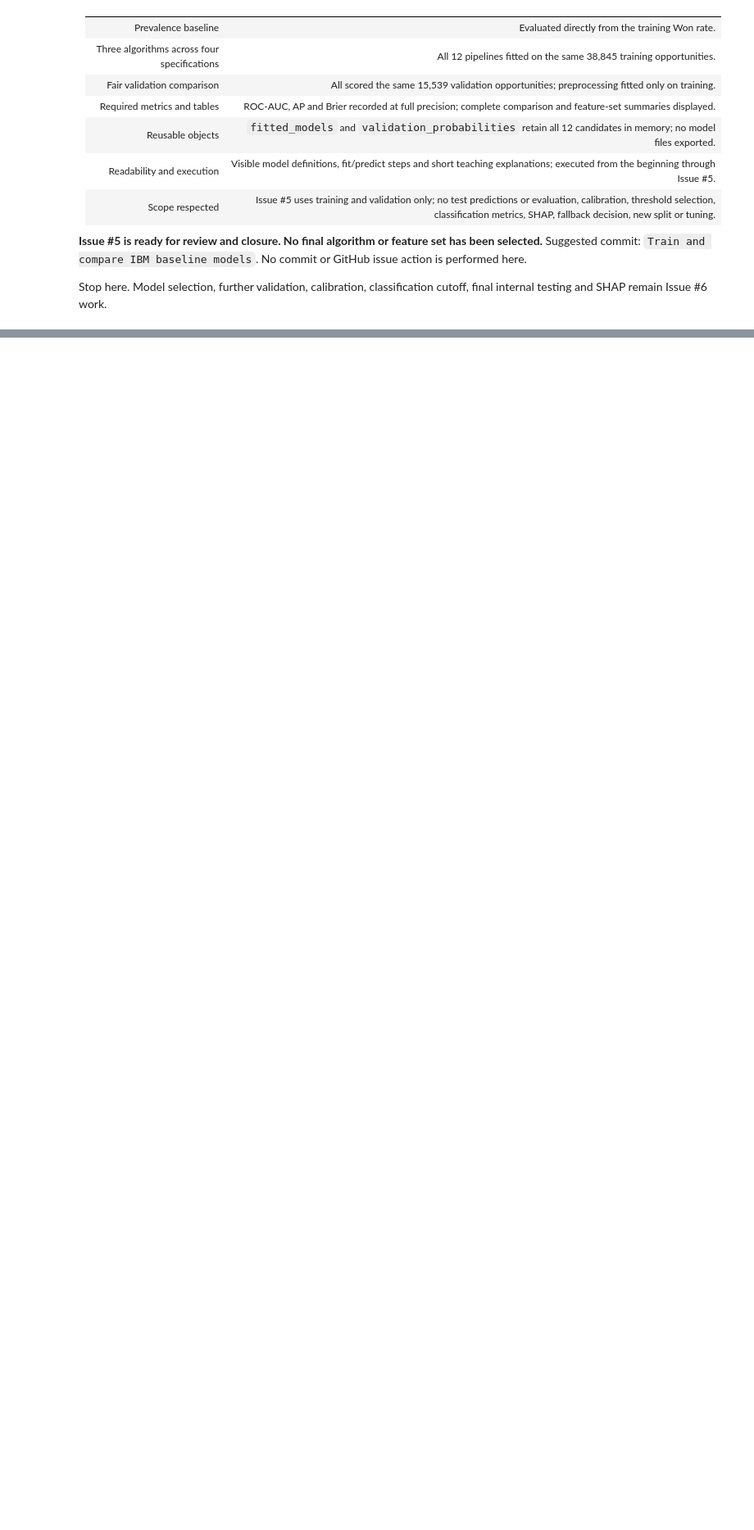
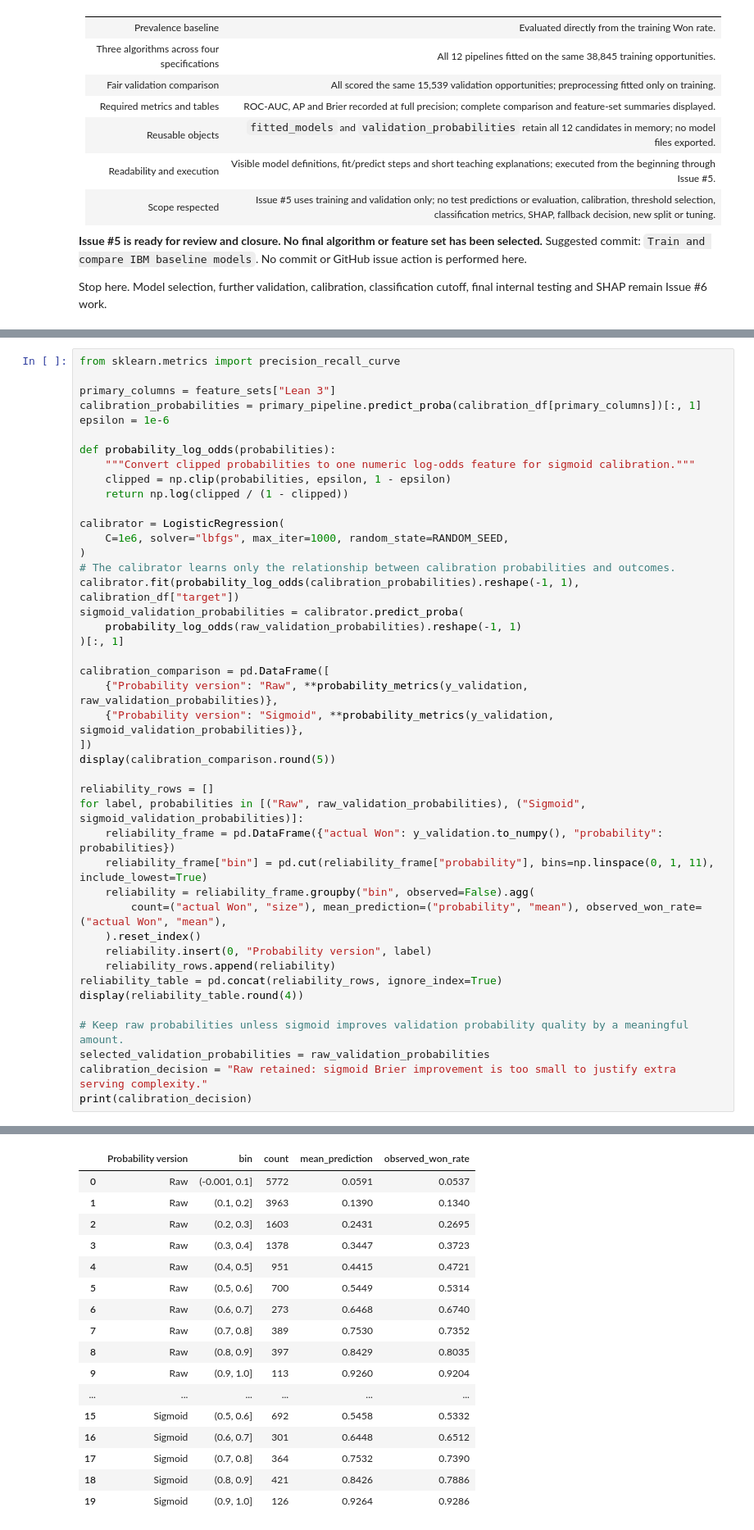
Before and after one commit to emmanuel-mukira/AutoBridge, a Jupyter notebook: notebooks/07_ibm_final_model.ipynb, the cells around one changed output, grey strips where cells are left out. Shown at 82% size. Saved outputs shown, nothing was run; the diff lists cells and outputs as text; blank space fills up the shorter version.

```diff
--- a/notebooks/07_ibm_final_model.ipynb
+++ b/notebooks/07_ibm_final_model.ipynb
@@ -586,0 +667,44 @@ Stop here. Model selection, further validation, calibration, classification cuto
+# %%
+from sklearn.metrics import precision_recall_curve
+
+primary_columns = feature_sets["Lean 3"]
+calibration_probabilities = primary_pipeline.predict_proba(calibration_df[primary_columns])[:, 1]
+epsilon = 1e-6
+
+def probability_log_odds(probabilities):
+    """Convert clipped probabilities to one numeric log-odds feature for sigmoid calibration."""
+    clipped = np.clip(probabilities, epsilon, 1 - epsilon)
+    return np.log(clipped / (1 - clipped))
+
+calibrator = LogisticRegression(
+    C=1e6, solver="lbfgs", max_iter=1000, random_state=RANDOM_SEED,
+)
+# The calibrator learns only the relationship between calibration probabilities and outcomes.
+calibrator.fit(probability_log_odds(calibration_probabilities).reshape(-1, 1), calibration_df["target"])
+sigmoid_validation_probabilities = calibrator.predict_proba(
+    probability_log_odds(raw_validation_probabilities).reshape(-1, 1)
+)[:, 1]
+
+calibration_comparison = pd.DataFrame([
+    {"Probability version": "Raw", **probability_metrics(y_validation, raw_validation_probabilities)},
+    {"Probability version": "Sigmoid", **probability_metrics(y_validation, sigmoid_validation_probabilities)},
+])
+display(calibration_comparison.round(5))
+
+reliability_rows = []
+for label, probabilities in [("Raw", raw_validation_probabilities), ("Sigmoid", sigmoid_validation_probabilities)]:
+    reliability_frame = pd.DataFrame({"actual Won": y_validation.to_numpy(), "probability": probabilities})
+    reliability_frame["bin"] = pd.cut(reliability_frame["probability"], bins=np.linspace(0, 1, 11), include_lowest=True)
+    reliability = reliability_frame.groupby("bin", observed=False).agg(
+        count=("actual Won", "size"), mean_prediction=("probability", "mean"), observed_won_rate=("actual Won", "mean"),
+    ).reset_index()
+    reliability.insert(0, "Probability version", label)
+    reliability_rows.append(reliability)
+reliability_table = pd.concat(reliability_rows, ignore_index=True)
+display(reliability_table.round(4))
+
+# Keep raw probabilities unless sigmoid improves validation probability quality by a meaningful amount.
+selected_validation_probabilities = raw_validation_probabilities
+calibration_decision = "Raw retained: sigmoid Brier improvement is too small to justify extra serving complexity."
+print(calibration_decision)
+# %% [output]
@@ -586,0 +714,17 @@ Stop here. Model selection, further validation, calibration, classification cuto
+|  | Probability version | bin | count | mean_prediction | observed_won_rate |
+| 0 | Raw | (-0.001, 0.1] | 5772 | 0.0591 | 0.0537 |
+| 1 | Raw | (0.1, 0.2] | 3963 | 0.1390 | 0.1340 |
+| 2 | Raw | (0.2, 0.3] | 1603 | 0.2431 | 0.2695 |
+| 3 | Raw | (0.3, 0.4] | 1378 | 0.3447 | 0.3723 |
+| 4 | Raw | (0.4, 0.5] | 951 | 0.4415 | 0.4721 |
+| 5 | Raw | (0.5, 0.6] | 700 | 0.5449 | 0.5314 |
+| 6 | Raw | (0.6, 0.7] | 273 | 0.6468 | 0.6740 |
+| 7 | Raw | (0.7, 0.8] | 389 | 0.7530 | 0.7352 |
+| 8 | Raw | (0.8, 0.9] | 397 | 0.8429 | 0.8035 |
+| 9 | Raw | (0.9, 1.0] | 113 | 0.9260 | 0.9204 |
+| ... | ... | ... | ... | ... | ... |
+| 15 | Sigmoid | (0.5, 0.6] | 692 | 0.5458 | 0.5332 |
+| 16 | Sigmoid | (0.6, 0.7] | 301 | 0.6448 | 0.6512 |
+| 17 | Sigmoid | (0.7, 0.8] | 364 | 0.7532 | 0.7390 |
+| 18 | Sigmoid | (0.8, 0.9] | 421 | 0.8426 | 0.7886 |
+| 19 | Sigmoid | (0.9, 1.0] | 126 | 0.9264 | 0.9286 |
```
Also changed, not shown: parts of 21 cells of this notebook.
